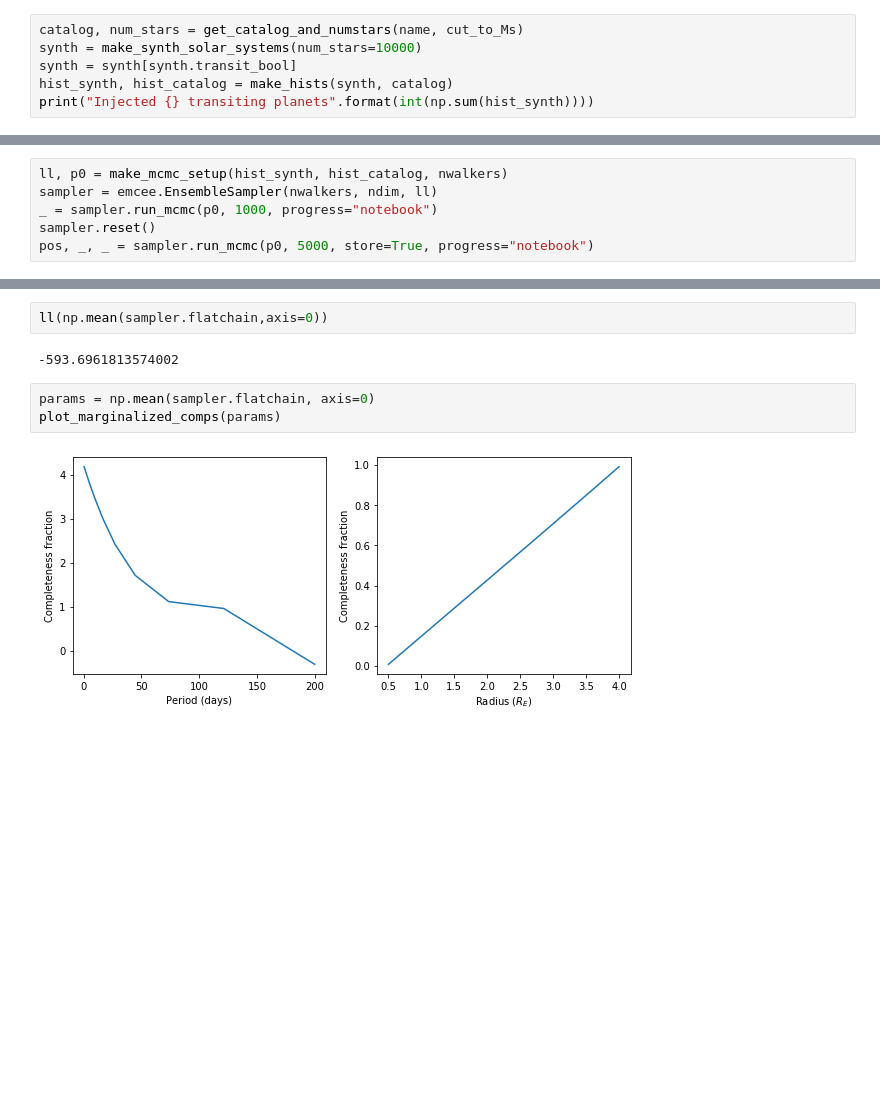
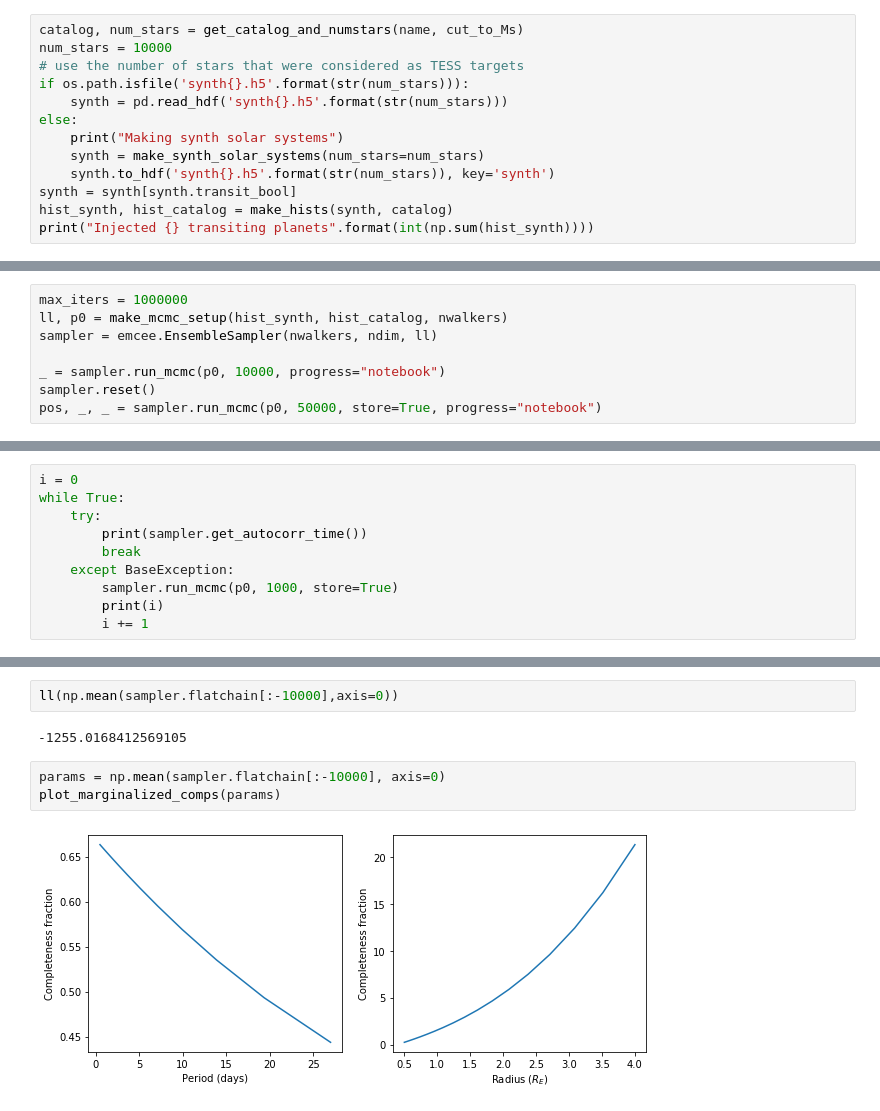
Before and after one commit to aditya-sengupta/tesscomp-prototyping, a Jupyter notebook: fitcomp_barclay.ipynb, the cells around one changed output, grey strips where cells are left out. Drawn from its saved outputs; the diff is of its cells as text; blank space fills up the shorter version.

```diff
--- a/fitcomp_barclay.ipynb
+++ b/fitcomp_barclay.ipynb
@@ -11,7 +12,14 @@ The autoreload extension is already loaded. To reload it, use:
   %reload_ext autoreload
 # %%
 catalog, num_stars = get_catalog_and_numstars(name, cut_to_Ms)
-synth = make_synth_solar_systems(num_stars=10000)
+num_stars = 10000
+# use the number of stars that were considered as TESS targets
+if os.path.isfile('synth{}.h5'.format(str(num_stars))):
+    synth = pd.read_hdf('synth{}.h5'.format(str(num_stars)))
+else:
+    print("Making synth solar systems")
+    synth = make_synth_solar_systems(num_stars=num_stars)
+    synth.to_hdf('synth{}.h5'.format(str(num_stars)), key='synth')
 synth = synth[synth.transit_bool]
 hist_synth, hist_catalog = make_hists(synth, catalog)
 print("Injected {} transiting planets".format(int(np.sum(hist_synth))))
@@ -22,7 +31,9 @@ Injected 588 transiting planets
 # %%
+max_iters = 1000000
 ll, p0 = make_mcmc_setup(hist_synth, hist_catalog, nwalkers)
 sampler = emcee.EnsembleSampler(nwalkers, ndim, ll)
-_ = sampler.run_mcmc(p0, 1000, progress="notebook")
+
+_ = sampler.run_mcmc(p0, 10000, progress="notebook")
 sampler.reset()
-pos, _, _ = sampler.run_mcmc(p0, 5000, store=True, progress="notebook")
+pos, _, _ = sampler.run_mcmc(p0, 50000, store=True, progress="notebook")
 # %% [output]
@@ -31 +42,11 @@ Found least-squares solution: [ 1.04771737e+00 -1.48504113e-02  2.47476233e-07
 Set initial condition
+# %%
+i = 0
+while True:
+    try:
+        print(sampler.get_autocorr_time())
+        break
+    except BaseException:
+        sampler.run_mcmc(p0, 1000, store=True)
+        print(i)
+        i += 1
@@ -34,12 +110,12 @@ Set initial condition
 # %%
-ll(np.mean(sampler.flatchain,axis=0))
+ll(np.mean(sampler.flatchain[:-10000],axis=0))
 # %% [output]
--593.6961813574002
+-1255.0168412569105
 # %%
-params = np.mean(sampler.flatchain, axis=0)
+params = np.mean(sampler.flatchain[:-10000], axis=0)
 plot_marginalized_comps(params)
 # %% [output]
-[figure, old version]
+[figure, new version]
 # %%
 repcomp = np.outer(comp_poly(bins_p, *params[:4]), comp_poly(bins_r, *params[4:])).T
 repcomp -= np.min(repcomp)
```
Also changed, not shown: parts of 6 cells of this notebook, 2 other files.
